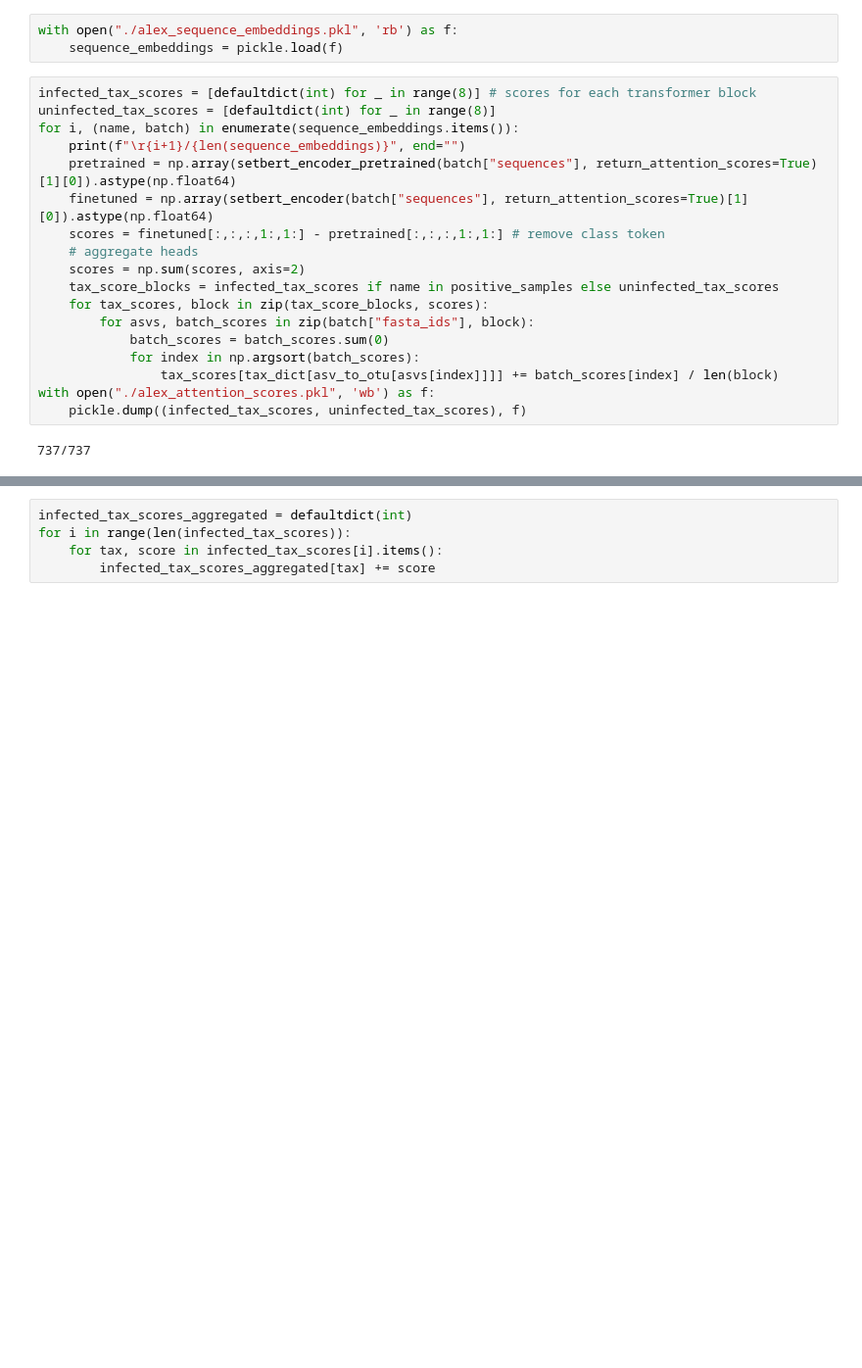
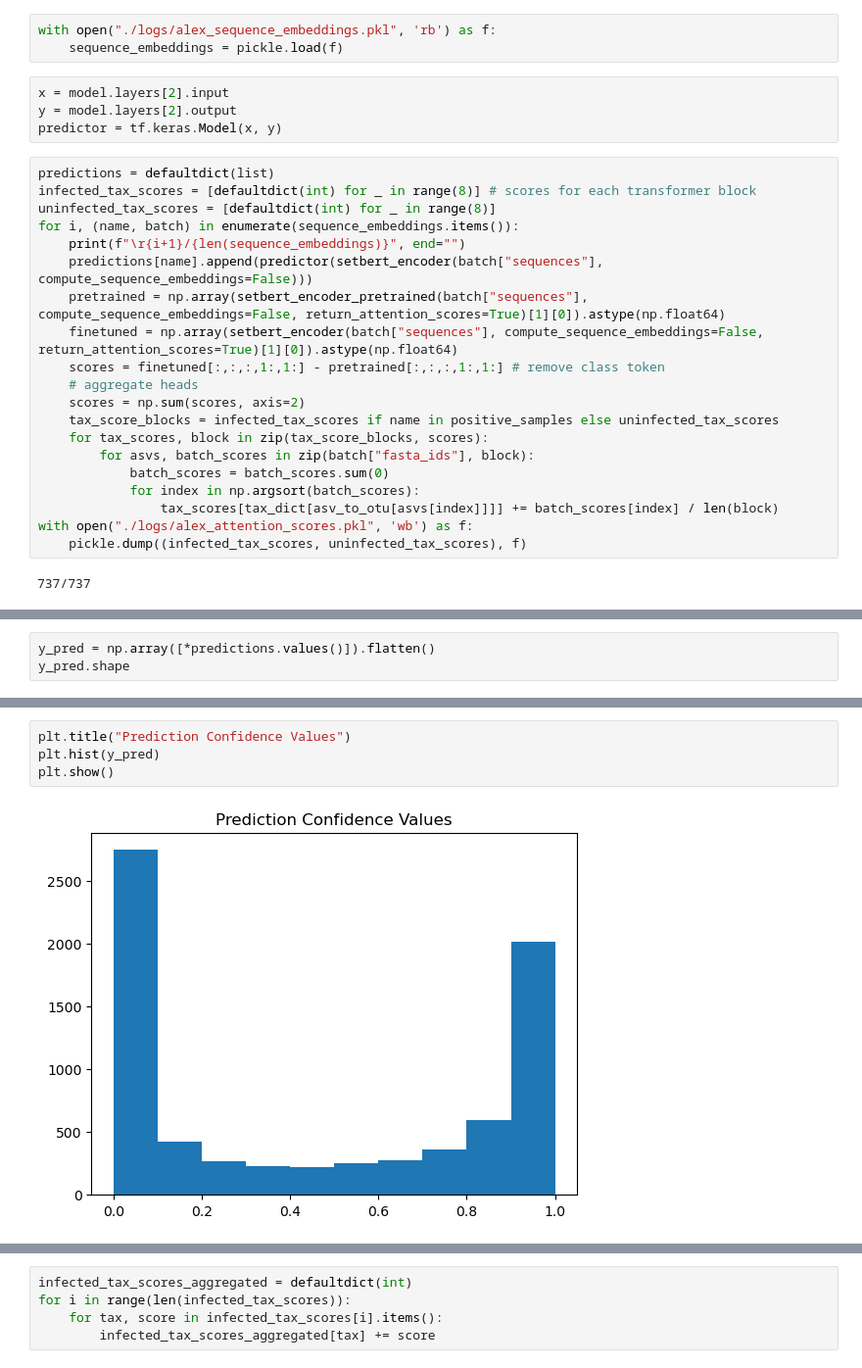
Before and after one commit to DLii-Research/setbert, a Jupyter notebook: notebooks/AlexDatasets.ipynb, the cells around one changed output, grey strips where cells are left out. Shown: that part at 98% size. Cells and saved outputs as stored; diff of their text form; blank space fills up the shorter version.

Commit message:
First successful implementation of attention attribution with the SFD dataset

```diff
--- a/notebooks/AlexDatasets.ipynb
+++ b/notebooks/AlexDatasets.ipynb
@@ -638,15 +639,21 @@ len(positive_samples), len(negative_samples)
 # with open("./alex_sequence_embeddings.pkl", 'wb') as f:
 #     pickle.dump(sequence_embeddings, f)
 # %%
-with open("./alex_sequence_embeddings.pkl", 'rb') as f:
+with open("./logs/alex_sequence_embeddings.pkl", 'rb') as f:
     sequence_embeddings = pickle.load(f)
+# %%
+x = model.layers[2].input
+y = model.layers[2].output
+predictor = tf.keras.Model(x, y)
 # %%
+predictions = defaultdict(list)
 infected_tax_scores = [defaultdict(int) for _ in range(8)] # scores for each transformer block
 uninfected_tax_scores = [defaultdict(int) for _ in range(8)]
 for i, (name, batch) in enumerate(sequence_embeddings.items()):
     print(f"\r{i+1}/{len(sequence_embeddings)}", end="")
-    pretrained = np.array(setbert_encoder_pretrained(batch["sequences"], return_attention_scores=True)[1][0]).astype(np.float64)
-    finetuned = np.array(setbert_encoder(batch["sequences"], return_attention_scores=True)[1][0]).astype(np.float64)
+    predictions[name].append(predictor(setbert_encoder(batch["sequences"], compute_sequence_embeddings=False)))
+    pretrained = np.array(setbert_encoder_pretrained(batch["sequences"], compute_sequence_embeddings=False, return_attention_scores=True)[1][0]).astype(np.float64)
+    finetuned = np.array(setbert_encoder(batch["sequences"], compute_sequence_embeddings=False, return_attention_scores=True)[1][0]).astype(np.float64)
     scores = finetuned[:,:,:,1:,1:] - pretrained[:,:,:,1:,1:] # remove class token
     # aggregate heads
     scores = np.sum(scores, axis=2)
@@ -656,7 +663,7 @@ for i, (name, batch) in enumerate(sequence_embeddings.items()):
             batch_scores = batch_scores.sum(0)
             for index in np.argsort(batch_scores):
                 tax_scores[tax_dict[asv_to_otu[asvs[index]]]] += batch_scores[index] / len(block)
-with open("./alex_attention_scores.pkl", 'wb') as f:
+with open("./logs/alex_attention_scores.pkl", 'wb') as f:
     pickle.dump((infected_tax_scores, uninfected_tax_scores), f)
 # %% [output]
 737/737
@@ -671,0 +673,3 @@ for i in range(len(old_infected_tax_scores)):
+# %%
+y_pred = np.array([*predictions.values()]).flatten()
+y_pred.shape
@@ -671,0 +683,6 @@ for i in range(len(old_infected_tax_scores)):
+# %%
+plt.title("Prediction Confidence Values")
+plt.hist(y_pred)
+plt.show()
+# %% [output]
+[figure, added]
```
Also changed, not shown: parts of 95 cells of this notebook.
